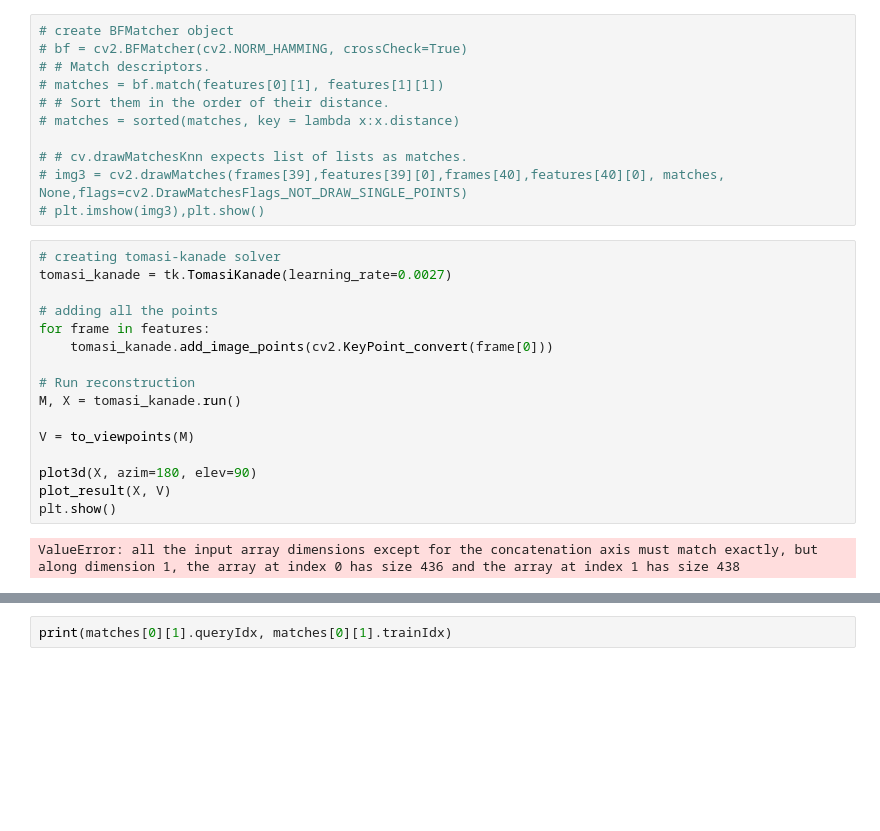
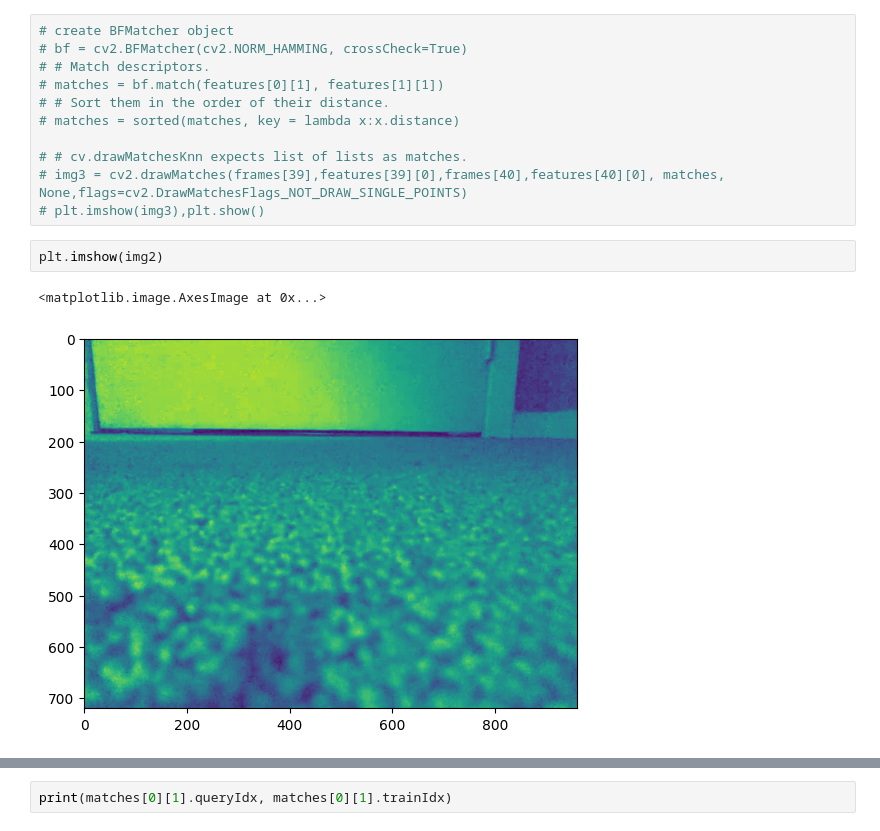
Before and after one commit to mxpoch/Swifty, a Jupyter notebook: swift.ipynb, the cells around one changed output, grey strips where cells are left out. Saved outputs shown, nothing was run; the diff lists cells and outputs as text; blank space fills up the shorter version.

```diff
--- a/swift.ipynb
+++ b/swift.ipynb
@@ -135,21 +166,8 @@ for a in desc:
 # # cv.drawMatchesKnn expects list of lists as matches.
 # img3 = cv2.drawMatches(frames[39],features[39][0],frames[40],features[40][0], matches, None,flags=cv2.DrawMatchesFlags_NOT_DRAW_SINGLE_POINTS)
 # plt.imshow(img3),plt.show()
-# %%
-# creating tomasi-kanade solver
-tomasi_kanade = tk.TomasiKanade(learning_rate=0.0027)
-
-# adding all the points
-for frame in features:
-    tomasi_kanade.add_image_points(cv2.KeyPoint_convert(frame[0]))
-
-# Run reconstruction
-M, X = tomasi_kanade.run()
-
-V = to_viewpoints(M)
-
-plot3d(X, azim=180, elev=90)
-plot_result(X, V)
-plt.show()
-# %% [output]
-ValueError: all the input array dimensions except for the concatenation axis must match exactly, but along dimension 1, the array at index 0 has size 436 and the array at index 1 has size 438
+# %%
+plt.imshow(img2)
+# %% [output]
+<matplotlib.image.AxesImage at 0x...>
+[figure, added]
```
Also changed, not shown: parts of 16 cells of this notebook, 2 other files.
